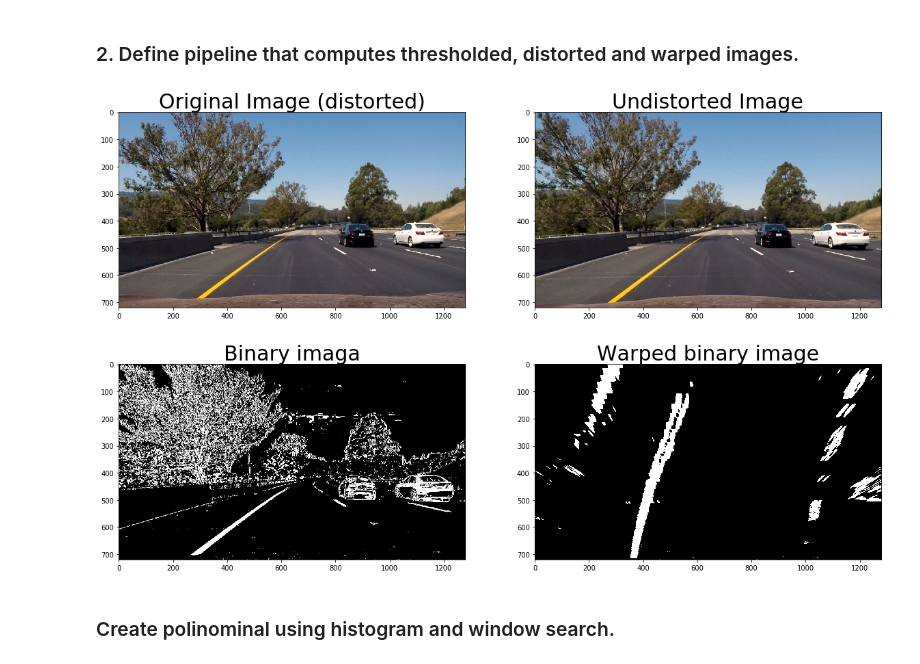
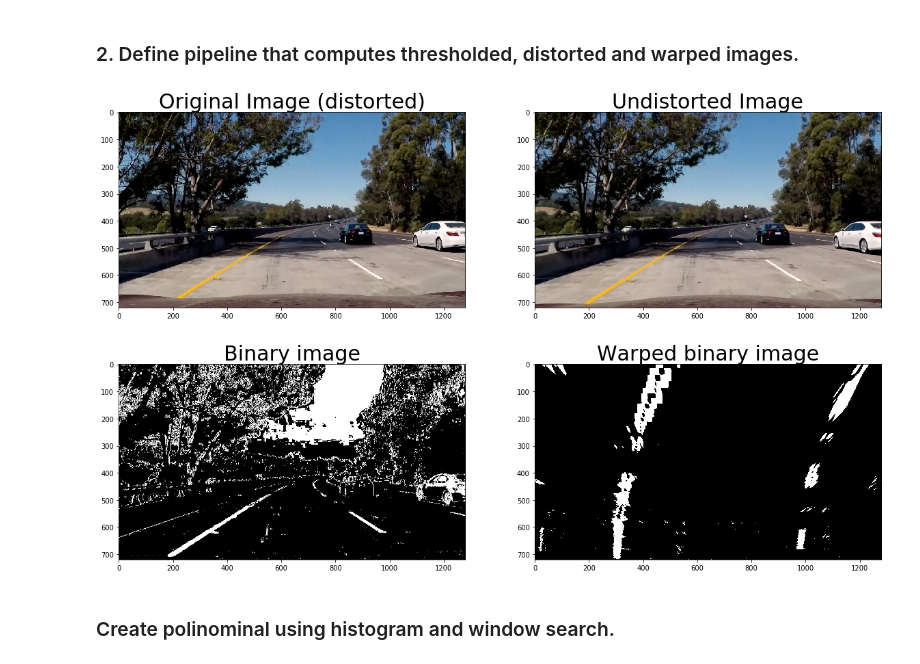
Before and after one commit to sf624/CarND-Advanced-Lane-Lines, a Jupyter notebook: Project notebook.ipynb, the cells around one changed output. Drawn from its saved outputs; the diff is of its cells as text; code cells hidden in the pictures.

```diff
--- a/Project notebook.ipynb
+++ b/Project notebook.ipynb
@@ -127,15 +54,16 @@ plt.show()
 # %% [markdown]
 ### 2. Define pipeline that computes thresholded, distorted and warped images.
 # %%
-def pipeline(img, s_thresh=(120, 255), sx_thresh=(20, 100)):
+def pipeline(img, s_thresh=(100, 255), sx_thresh=(15, 255)):
     img = np.copy(img)
 
     # Convert to HSV color space and separate the V channel
-    hsv = cv2.cvtColor(img, cv2.COLOR_RGB2HLS).astype(np.float)
-    l_channel = hsv[:,:,1]
-    s_channel = hsv[:,:,2]
+    hls = cv2.cvtColor(img, cv2.COLOR_RGB2HLS).astype(np.float)
+    hsv = cv2.cvtColor(img, cv2.COLOR_RGB2HSV).astype(np.float)
+    l_channel = hls[:,:,1]
+    s_channel = hls[:,:,2]
     # Sobel x
-    sobelx = cv2.Sobel(l_channel, cv2.CV_64F, 1, 0) # Take the derivative in x
+    sobelx = cv2.Sobel(l_channel, cv2.CV_64F, 1, 0, ksize=3) # Take the derivative in x
     abs_sobelx = np.absolute(sobelx) # Absolute x derivative to accentuate lines away from horizontal
     scaled_sobel = np.uint8(255*abs_sobelx/np.max(abs_sobelx))
 
@@ -149,7 +77,7 @@ def pipeline(img, s_thresh=(120, 255), sx_thresh=(20, 100)):
 
     # Computes combined thresholded image
     thresholded = np.zeros_like(s_channel)
-    thresholded[(sxbinary == 1) | (s_binary == 1)] = 1
+    thresholded[((sxbinary == 1) | (s_binary == 1)) & (l_channel > 40)] = 1
 
     # Undistort and warp the image
     binary_undist = cv2.undistort(thresholded, mtx, dist, None, mtx)
@@ -163,26 +91,30 @@ def pipeline(img, s_thresh=(120, 255), sx_thresh=(20, 100)):
 # %%
 # Apply to test image
 
-image = mpimg.imread('test_images/test6.jpg')
+image = mpimg.imread('test_images/test5.jpg')
 image_undist = cv2.undistort(image, mtx, dist, None, mtx)
 ret, binary_undist = pipeline(image)
 
 f, (ax1, ax2) = plt.subplots(1, 2, figsize=(20,10))
 ax1.imshow(image)
 ax1.set_title('Original Image (distorted)', fontsize=30)
 ax2.imshow(image_undist)
 ax2.set_title('Undistorted Image', fontsize=30)
 plt.show()
 
 f, (ax1, ax2) = plt.subplots(1, 2, figsize=(20,10))
 ax1.imshow(binary_undist, cmap='gray')
-ax1.set_title('Binary imaga', fontsize=30)
+ax1.set_title('Binary image', fontsize=30)
 ax2.imshow(ret, cmap='gray')
 ax2.set_title('Warped binary image', fontsize=30)
 plt.show()
+
+mpimg.imsave("undist.jpg", image_undist)
+mpimg.imsave("binary.jpg", binary_undist)
+mpimg.imsave("warped_binary.jpg", ret)
 # %% [output]
-[figure, old version]
+[figure, new version]
-[figure, old version]
+[figure, new version]
 # %% [markdown]
 ### Create polinominal using histogram and window search.
 # %% [markdown]
```
Also changed, not shown: parts of 18 cells of this notebook, 4 other files.
